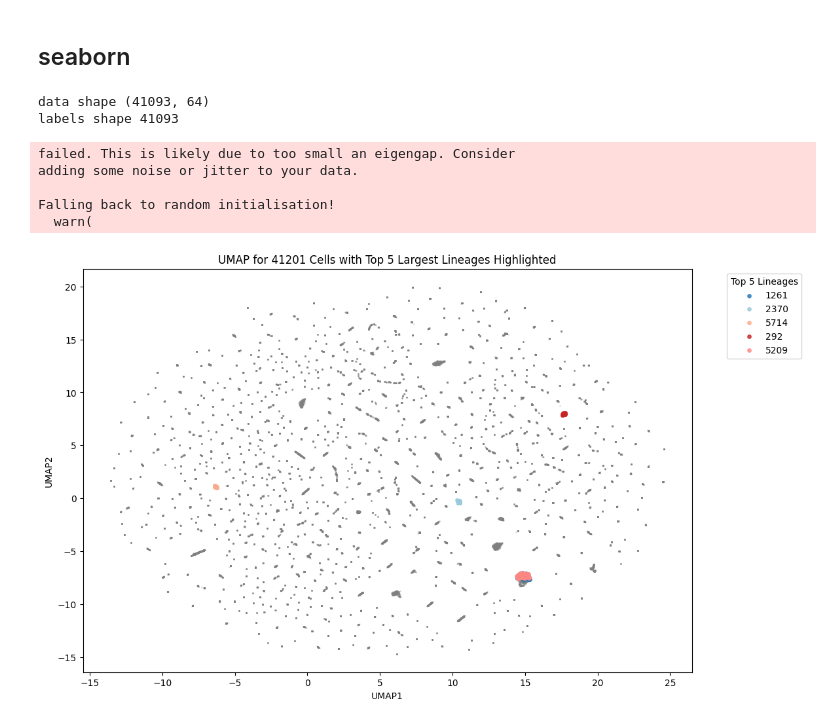
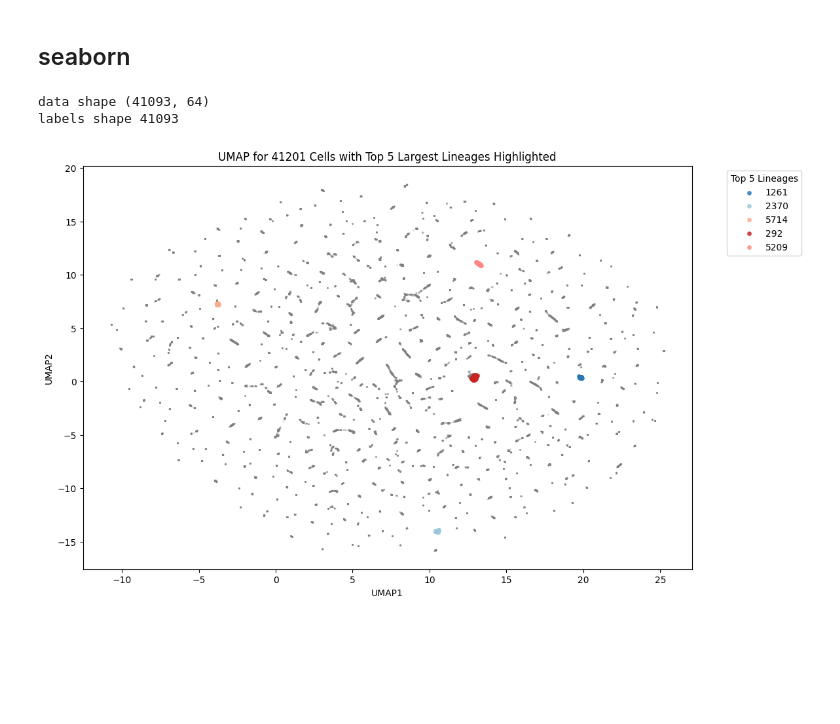
Before and after one commit to SZ-yang/SCSeq_LineageBarcoding, a Jupyter notebook: SCLineage_ConstrativeLearning/out/plot/feat_RECOMB/full_data/larry_full/LCL_larry_full_top5.ipynb, the cells around one changed output. Cells and saved outputs as stored; diff of their text form; code cells hidden in the pictures; blank space fills up the shorter version.

```diff
--- a/SCLineage_ConstrativeLearning/out/plot/feat_RECOMB/full_data/larry_full/LCL_larry_full_top5.ipynb
+++ b/SCLineage_ConstrativeLearning/out/plot/feat_RECOMB/full_data/larry_full/LCL_larry_full_top5.ipynb
@@ -10,7 +10,9 @@ input_dir = "/Users/apple/Desktop/KB/data"
 num_top_lg_toplot = 5
 
 # Load dataset
-data = np.load(input_dir+'/feat_submission/feat_1006_bs260_sf04_larry_full/scBaseEncoderFeat_Z_bs260_tau0.5.npy')
+# data = np.load(input_dir+'/feat_submission/feat_1006_bs260_sf04_larry_full/scBaseEncoderFeat_Z_bs260_tau0.5.npy')
+data = np.load(input_dir+'/feat_RECOMB/full_data/larry_full/scBaseEncoderFeat_Z_bs270_tau0.5.npy')
+
 adata_subset = ad.read_h5ad(input_dir+'/LarryData/Larry_41093_2000_norm_log.h5ad')
 
 # Extract clone_id labels
@@ -33,39 +35,34 @@ custom_palette = ['#2878B5', '#9AC9DB', '#F8AC8C', '#C82423', '#FF8884']
 default_color = 'gray'
 
 # Create a mapping from clone_id to color for the top 5
 lineage_to_color = {lineage: custom_palette[i] for i, lineage in enumerate(top_lineages)}
 
 plt.figure(figsize=(12, 8))
 
 # Plot all other lineages first in gray
 for label in np.unique(labels):
     if label not in top_lineages:
         subset = embedding[labels == label]
         plt.scatter(subset[:, 0], subset[:, 1], color=default_color, s=1, alpha=0.2)
 
 # Plot the top lineages with different colors
 for lineage in top_lineages:
     subset = embedding[labels == lineage]
     plt.scatter(subset[:, 0], subset[:, 1], color=lineage_to_color[lineage], s=15, alpha=0.8, label=f'{lineage}')
 
 plt.title(f'UMAP for 41201 Cells with Top 5 Largest Lineages Highlighted')
 plt.xlabel('UMAP1')
 plt.ylabel('UMAP2')
 
 # Add legend
 plt.legend(title="Top 5 Lineages", bbox_to_anchor=(1.05, 1), loc='upper left')
 
 # plt.savefig(output_dir + 'cell_umap_top_5_largest_plot.png', dpi=300)
 plt.show()
 # %% [output]
 data shape (41093, 64)
 labels shape 41093
-failed. This is likely due to too small an eigengap. Consider
-adding some noise or jitter to your data.
-
-Falling back to random initialisation!
-  warn(
-[figure, old version]
+[figure, new version]
 # %%
 # Calculate the Calinski-Harabasz score
 score = calinski_harabasz_score(embedding, labels)
```
Also changed, not shown: parts of 1 cell of this notebook, 16 other files.
